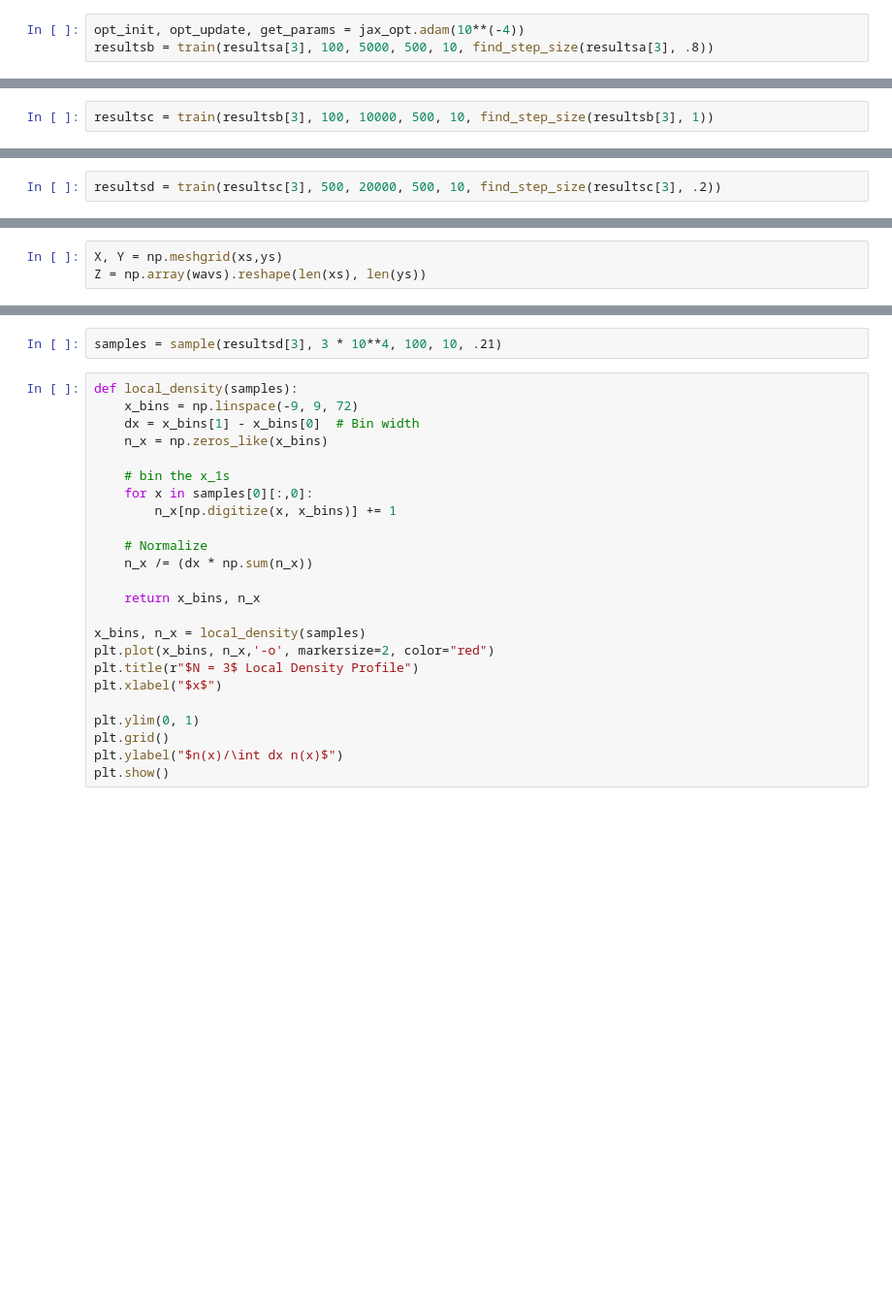
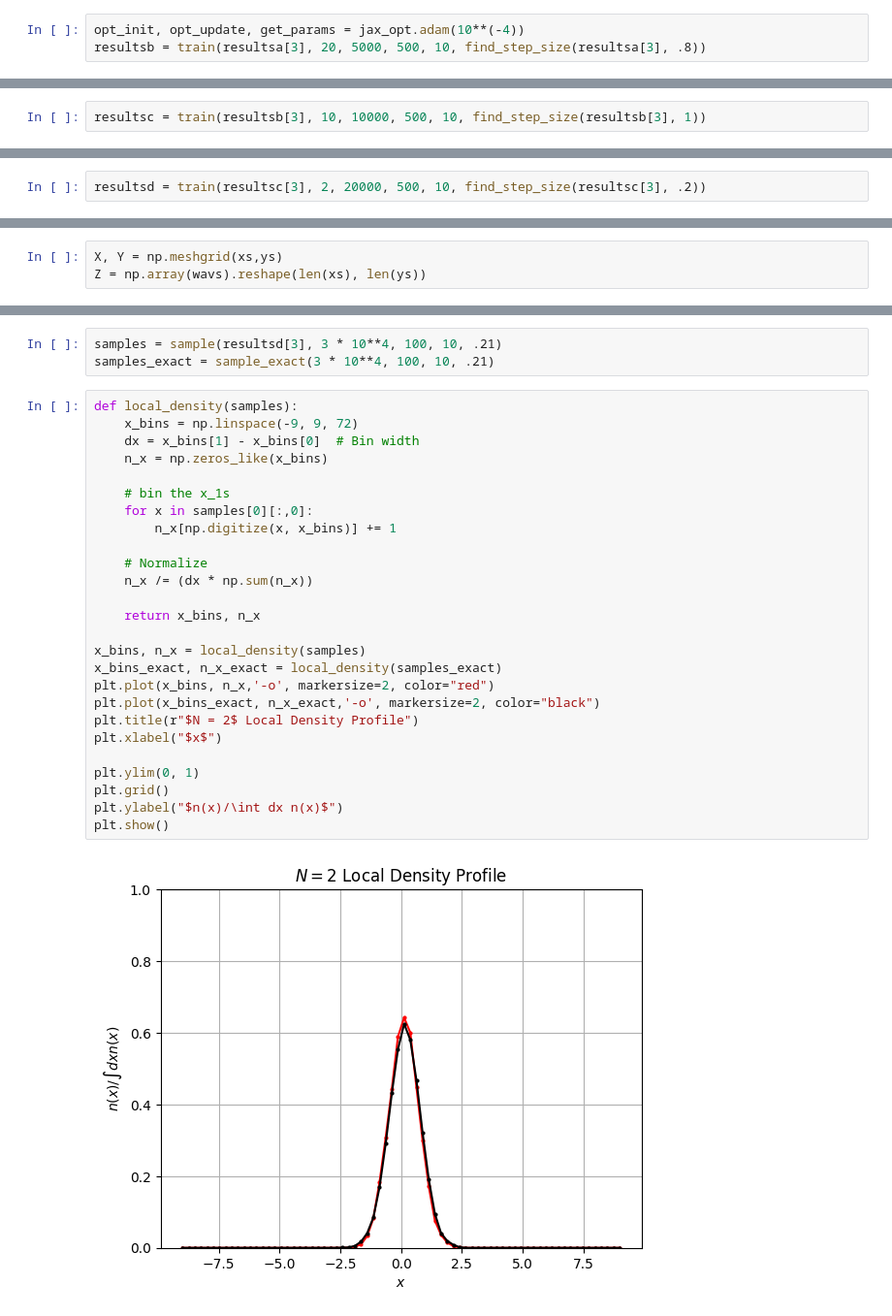
Before and after one commit to hershkumar/summer2022, a Jupyter notebook: neural/nn_delta.ipynb, the cells around one changed output, grey strips where cells are left out. Shown at 97% size. Saved outputs shown, nothing was run; the diff lists cells and outputs as text; blank space fills up the shorter version.

```diff
--- a/neural/nn_delta.ipynb
+++ b/neural/nn_delta.ipynb
@@ -516,4 +513,4 @@ step size: 0.8500000000000003
 # %%
 opt_init, opt_update, get_params = jax_opt.adam(10**(-4))
-resultsb = train(resultsa[3], 100, 5000, 500, 10, find_step_size(resultsa[3], .8))
+resultsb = train(resultsa[3], 20, 5000, 500, 10, find_step_size(resultsa[3], .8))
 # %% [output]
@@ -521,2 +518,2 @@ step size: 0.9000000000000001
 # %%
-resultsc = train(resultsb[3], 100, 10000, 500, 10, find_step_size(resultsb[3], 1))
+resultsc = train(resultsb[3], 10, 10000, 500, 10, find_step_size(resultsb[3], 1))
@@ -523,2 +522,2 @@ resultsc = train(resultsb[3], 100, 10000, 500, 10, find_step_size(resultsb[3], 1
 # %%
-resultsd = train(resultsc[3], 500, 20000, 500, 10, find_step_size(resultsc[3], .2))
+resultsd = train(resultsc[3], 2, 20000, 500, 10, find_step_size(resultsc[3], .2))
@@ -629,26 +715,31 @@ plt.show()
 # %%
 samples = sample(resultsd[3], 3 * 10**4, 100, 10, .21)
+samples_exact = sample_exact(3 * 10**4, 100, 10, .21)
 # %%
 def local_density(samples):
     x_bins = np.linspace(-9, 9, 72)
     dx = x_bins[1] - x_bins[0]  # Bin width
     n_x = np.zeros_like(x_bins)
 
     # bin the x_1s
     for x in samples[0][:,0]:
         n_x[np.digitize(x, x_bins)] += 1
 
     # Normalize
     n_x /= (dx * np.sum(n_x))
 
     return x_bins, n_x
 
 x_bins, n_x = local_density(samples)
+x_bins_exact, n_x_exact = local_density(samples_exact)
 plt.plot(x_bins, n_x,'-o', markersize=2, color="red")
-plt.title(r"$N = 3$ Local Density Profile")
+plt.plot(x_bins_exact, n_x_exact,'-o', markersize=2, color="black")
+plt.title(r"$N = 2$ Local Density Profile")
 plt.xlabel("$x$")
 
 plt.ylim(0, 1)
 plt.grid()
 plt.ylabel("$n(x)/\int dx n(x)$")
 plt.show()
+# %% [output]
+[figure, added]
```
Also changed, not shown: parts of 11 cells of this notebook, 5 other files.
